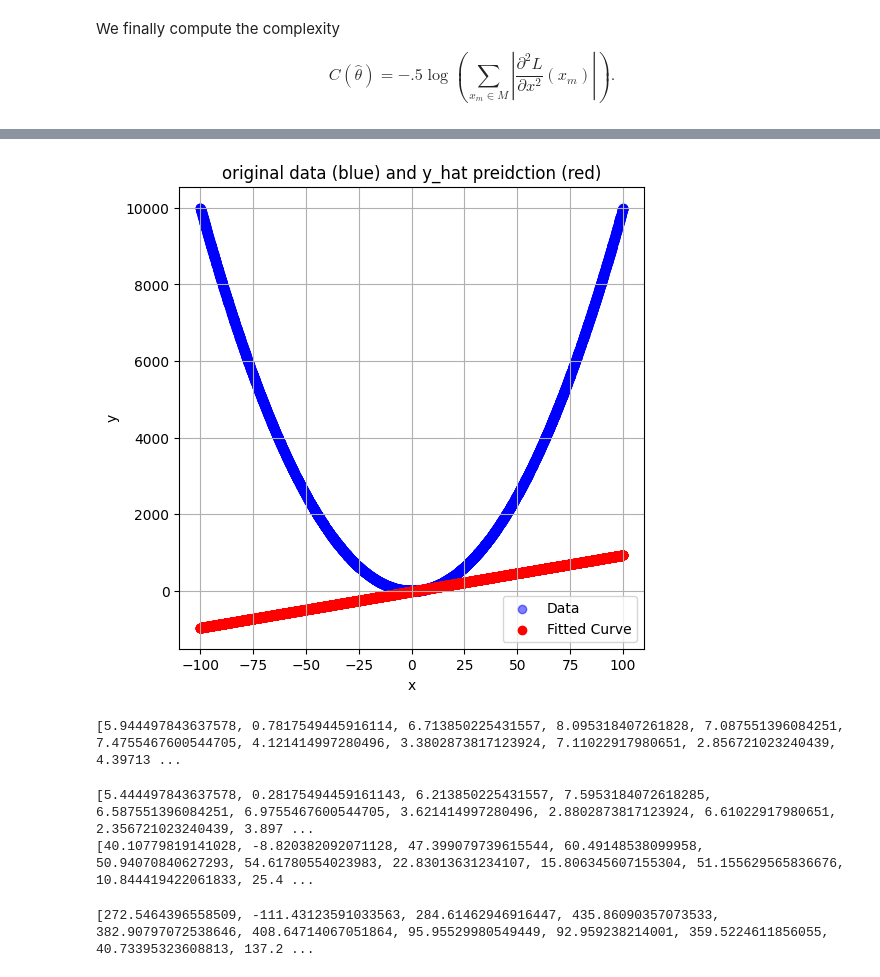
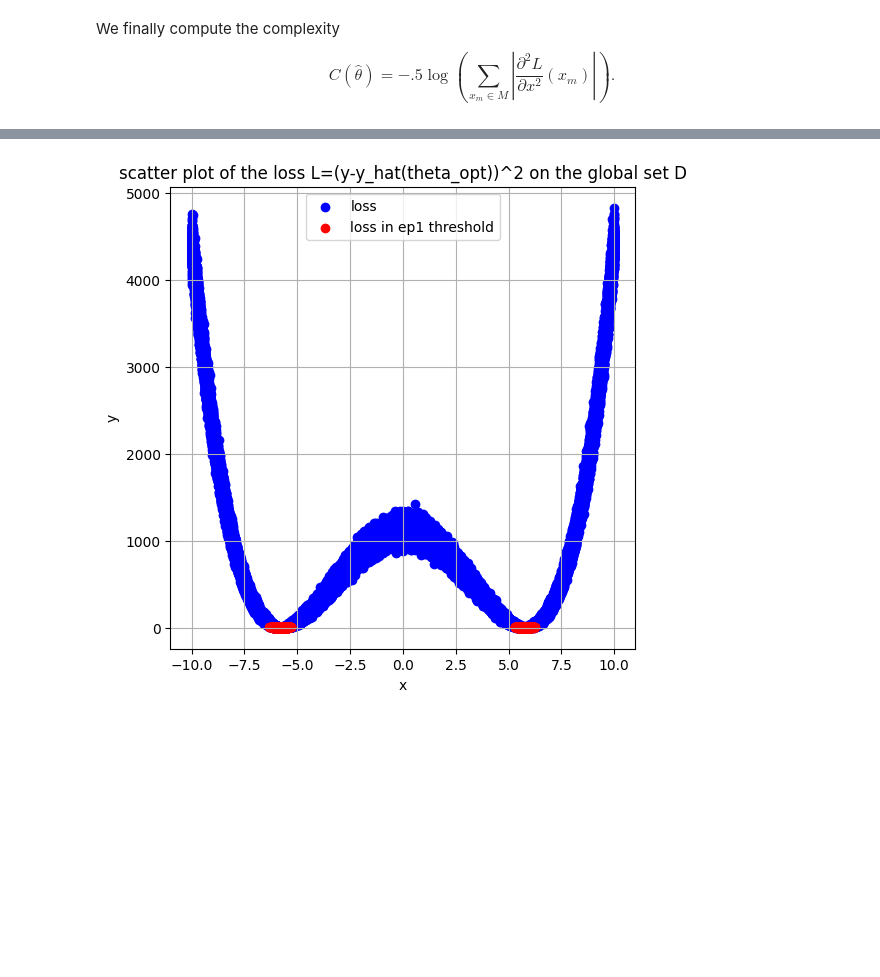
Before and after one commit to branndonm1/branndonm1, a Jupyter notebook: machine_learning_complexity.ipynb, the cells around one changed output, grey strips where cells are left out. Cells and saved outputs as stored; diff of their text form; code cells hidden in the pictures; blank space fills up the shorter version.

```diff
--- a/machine_learning_complexity.ipynb
+++ b/machine_learning_complexity.ipynb
@@ -165,0 +443,12 @@ We finally compute the complexity $$C(\hat{\theta}) = -.5\log(\sum_{x_m \in M} |
+# %%
+#define loss threshold
+ep = .4
+linear_minset = []
+linear_minset_counter = []
+
+for i in range(len(full_x_values)):
+  if (full_y_values[i]-full_linear_y_pred[i])**2 <= ep:
+    linear_minset.append(full_x_values[i])
+    linear_minset_counter.append(i)
+
+print(linear_minset)
@@ -165,0 +491,7 @@ We finally compute the complexity $$C(\hat{\theta}) = -.5\log(\sum_{x_m \in M} |
+# %%
+second_deriv_at_mins=[]
+
+for i in range(len(linear_minset)):
+  second_deriv_at_mins.append((minset_minus_linear_y_pred[i]-2*minset_mid_linear_y_pred[i]+ minset_plus_linear_y_pred[i])/(h ** 2))
+
+print(second_deriv_at_mins)
@@ -198,0 +523,12 @@ plt.show()
+# %%
+#define loss threshold
+ep = 10
+const_minset = []
+const_minset_counter = []
+
+for i in range(len(full_x_values)):
+  if (full_y_values[i]-constant_value)**2 <= ep:
+    const_minset.append(full_x_values[i])
+    const_minset_counter.append(i)
+
+print(const_minset)
@@ -199,53 +537,29 @@ plt.show()
 # %%
-# Generate full points for the  y_hat(theta_opt)
-full_linear_y_pred = [a*x+b for x in full_x_values]
-
-# Plot the curve y_hat(theta_opt)
+# Plot the global loss scatter
 plt.figure(figsize=(6, 6))
-plt.scatter(full_x_values, full_y_values, color='blue', alpha=0.5, label='Data')
-plt.scatter(full_x_values, full_linear_y_pred, color='red', label='Fitted Curve')
-plt.title('original data (blue) and y_hat preidction (red)')
+plt.scatter(full_x_values, [(full_y_values[i]-constant_value)**2 for i in range(len(full_y_values))], color='blue', label='loss')
+plt.scatter(const_minset, [(full_y_values[i]-constant_value)**2 for i in const_minset_counter], color='red', label='loss in ep1 threshold')
+plt.title('scatter plot of the loss L=(y-y_hat(theta_opt))^2 on the global set D')
 plt.xlabel('x')
 plt.ylabel('y')
 plt.legend()
 plt.grid(True)
 plt.show()
 # %% [output]
-[figure, old version]
+[figure, new version]
-# %%
-#define loss threshold
-ep = .1
-linear_minset = []
-
-for i in range(len(full_x_values)):
-  if (full_y_values[i]-full_linear_y_pred[i])**2 <= ep:
-    linear_minset.append(full_x_values[i])
-
-print(linear_minset)
-# %% [output]
-[5.944497843637578, 0.7817549445916114, 6.713850225431557, 8.095318407261828, 7.087551396084251, 7.4755467600544705, 4.121414997280496, 3.3802873817123924, 7.11022917980651, 2.856721023240439, 4.39713 ...
 # %%
-h=.5
+h=1
 
 # Generate points for the  y_hat(theta_opt) at x+h
-minset_x_plus_range = [x+h for x in linear_minset]
-minset_plus_linear_y_pred = [a*x+b for x in linear_minset]
+minset_x_plus_range = [x+h for x in const_minset]
+minset_plus_linear_y_pred = [a*x+b for x in minset_x_plus_range]
+
+# Generate points for the  y_hat(theta_opt) at x+h
+minset_mid_linear_y_pred = [a*x+b for x in linear_minset]
 
 # Generate points for the  y_hat(theta_opt) at x-h
 minset_x_minus_range = [x-h for x in linear_minset]
-minset_minus_linear_y_pred = [a*x+b for x in linear_minset]
+minset_minus_linear_y_pred = [a*x+b for x in minset_x_minus_range]
 
 print(minset_x_minus_range)
 print(minset_minus_linear_y_pred)
-# %% [output]
-[5.444497843637578, 0.28175494459161143, 6.213850225431557, 7.5953184072618285, 6.587551396084251, 6.9755467600544705, 3.621414997280496, 2.8802873817123924, 6.61022917980651, 2.356721023240439, 3.897 ...
-[40.10779819141028, -8.820382092071128, 47.399079739615544, 60.49148538099958, 50.94070840627293, 54.61780554023983, 22.83013631234107, 15.806345607155304, 51.155629565836676, 10.844419422061833, 25.4 ...
-# %%
-second_deriv_at_mins=[]
-
-for i in range(len(linear_minset)):
-  second_deriv_at_mins.append((minset_minus_linear_y_pred[i]-2*y_pred[i]+ minset_plus_linear_y_pred[i])/(h ** 2))
-
-print(second_deriv_at_mins)
-# %% [output]
-[272.5464396558509, -111.43123591033563, 284.61462946916447, 435.86090357073533, 382.90797072538646, 408.64714067051864, 95.95529980549449, 92.959238214001, 359.5224611856055, 40.73395323608813, 137.2 ...
```
Also changed, not shown: parts of 60 cells of this notebook.
